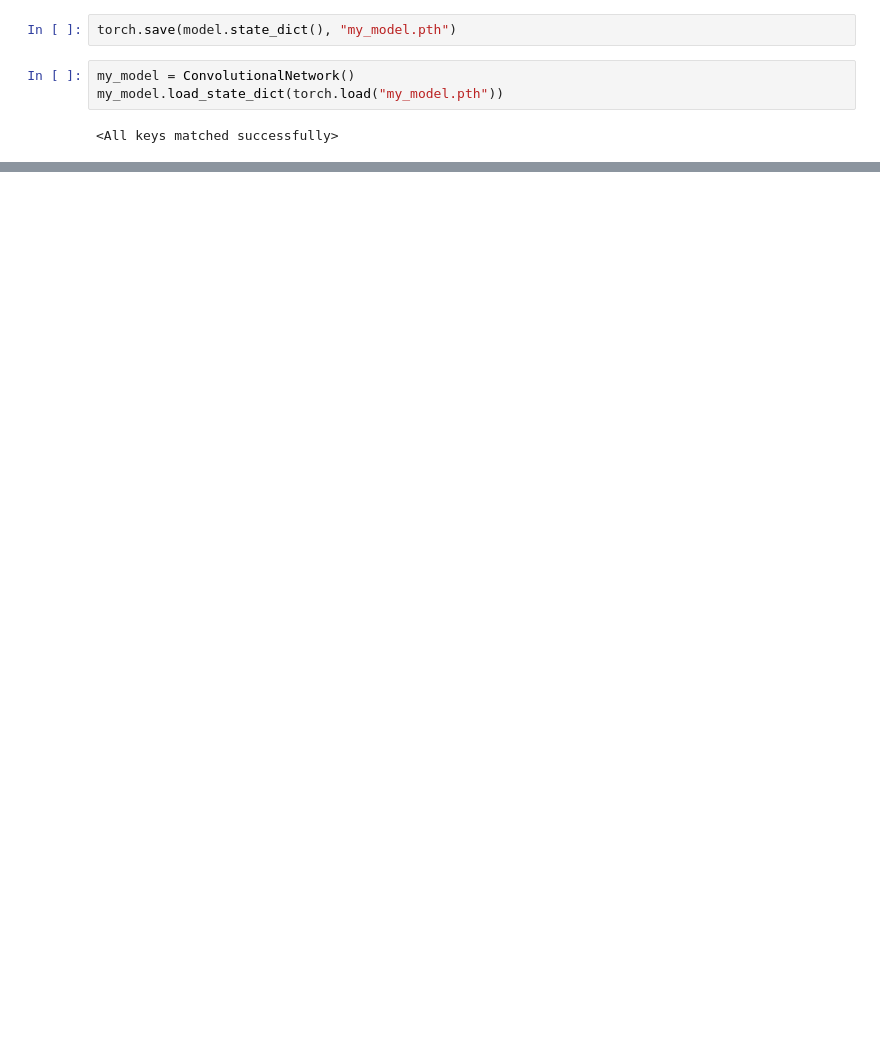
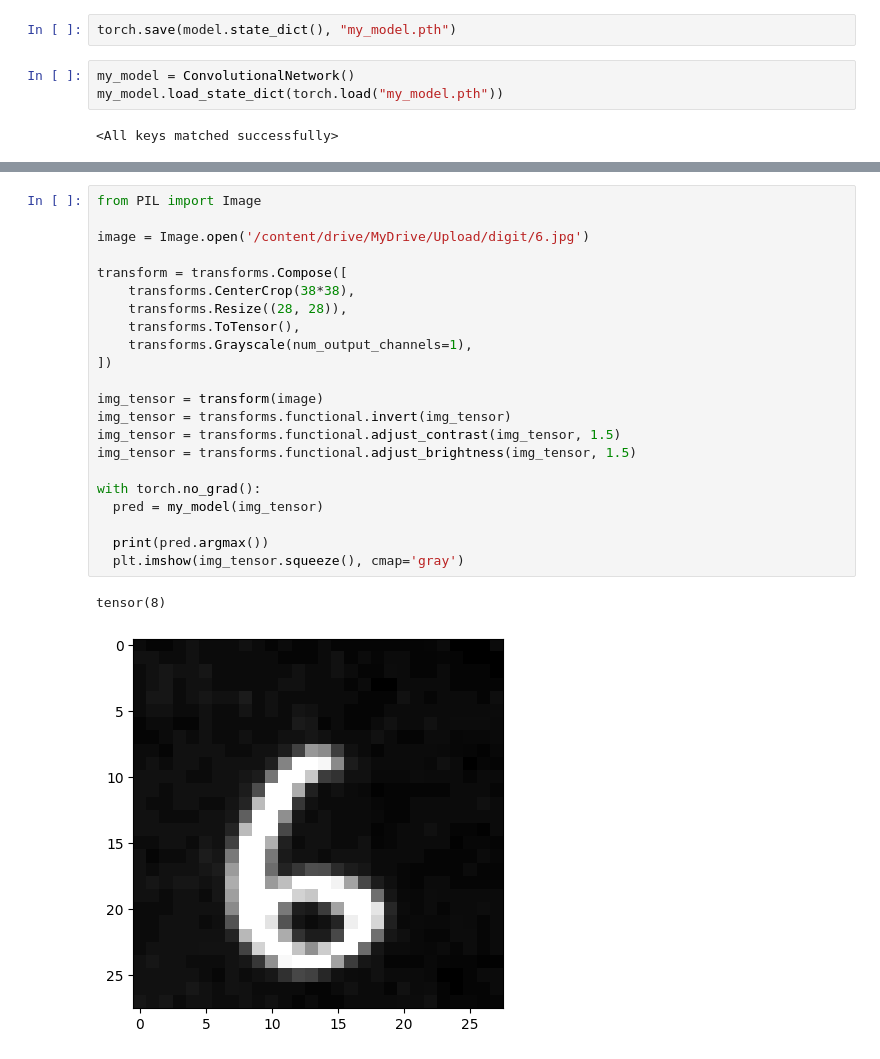
Before and after one commit to iyqht/simple-neural-network, a Jupyter notebook: neural_network.ipynb, the cells around one changed output, grey strips where cells are left out. Drawn from its saved outputs; the diff is of its cells as text; blank space fills up the shorter version.

```diff
--- a/neural_network.ipynb
+++ b/neural_network.ipynb
@@ -146,0 +180,25 @@ Predicted: "7", Actual: "7"
+# %%
+from PIL import Image
+
+image = Image.open('/content/drive/MyDrive/Upload/digit/6.jpg')
+
+transform = transforms.Compose([
+    transforms.CenterCrop(38*38),
+    transforms.Resize((28, 28)),
+    transforms.ToTensor(),
+    transforms.Grayscale(num_output_channels=1),
+])
+
+img_tensor = transform(image)
+img_tensor = transforms.functional.invert(img_tensor)
+img_tensor = transforms.functional.adjust_contrast(img_tensor, 1.5)
+img_tensor = transforms.functional.adjust_brightness(img_tensor, 1.5)
+
+with torch.no_grad():
+  pred = my_model(img_tensor)
+
+  print(pred.argmax())
+  plt.imshow(img_tensor.squeeze(), cmap='gray')
+# %% [output]
+tensor(8)
+[figure, added]
```
Also changed, not shown: parts of 9 cells of this notebook.
